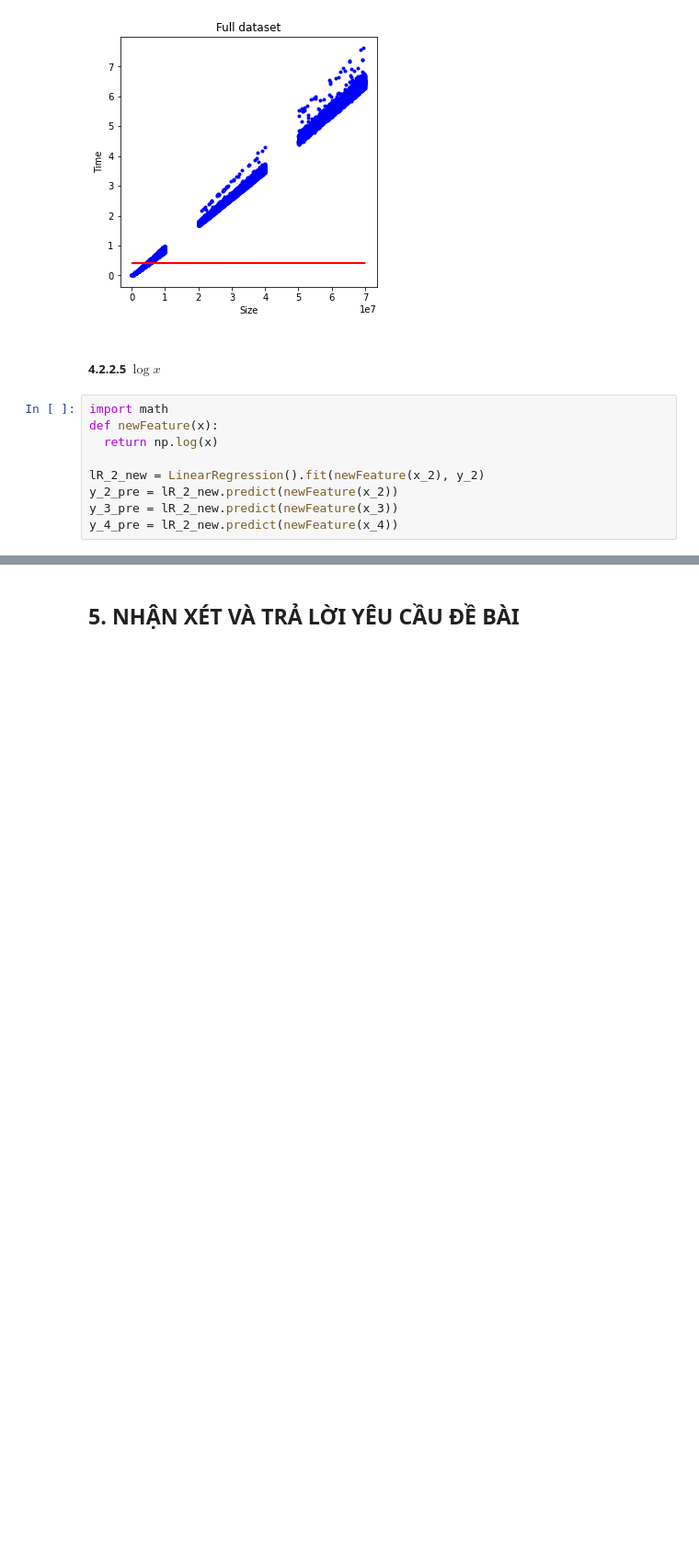
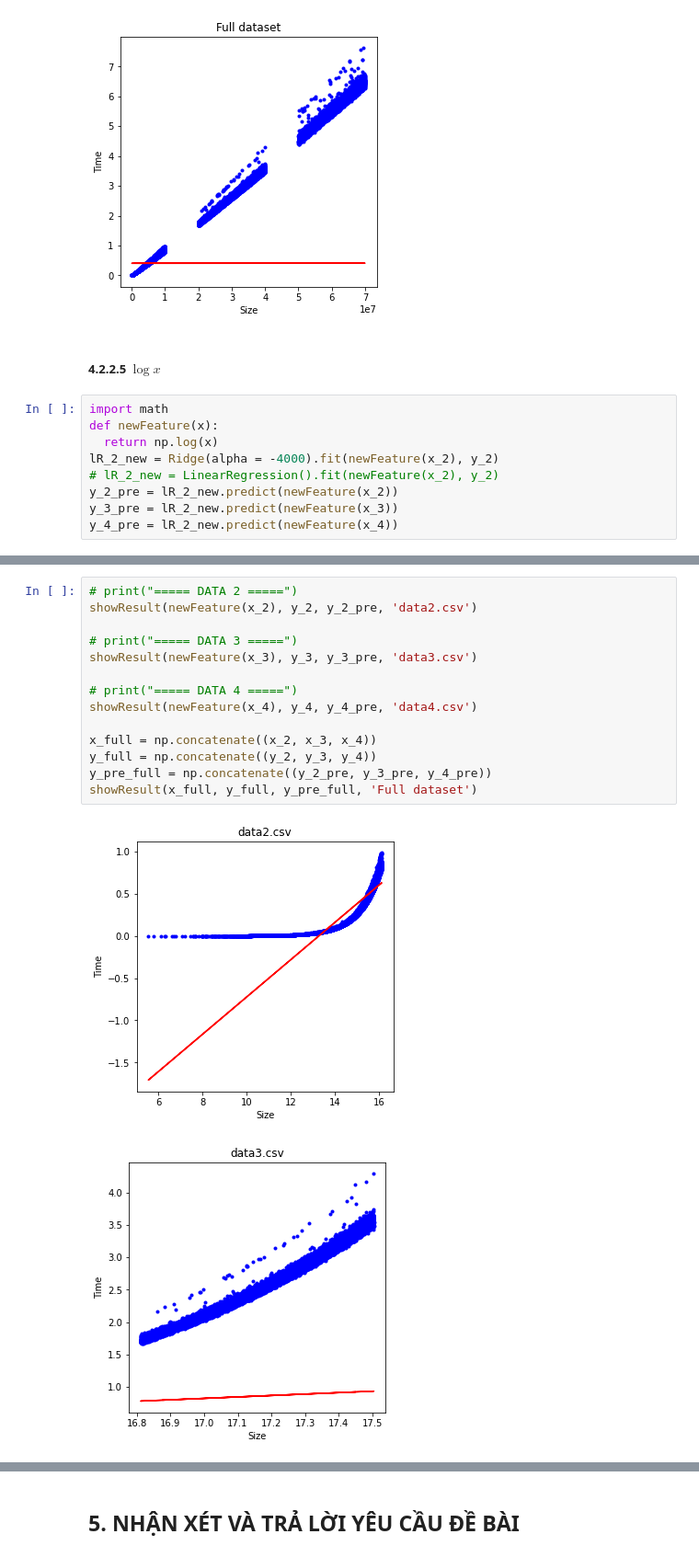
Before and after one commit to caohungphu/CS114.L21, a Jupyter notebook: Colab/Predict_execution_time_with_input_size.ipynb, the cells around one changed output, grey strips where cells are left out. Shown at 92% size. Drawn from its saved outputs; the diff is of its cells as text; blank space fills up the shorter version.

```diff
--- a/Colab/Predict_execution_time_with_input_size.ipynb
+++ b/Colab/Predict_execution_time_with_input_size.ipynb
@@ -359,8 +361,8 @@ showResult(x_full, y_full, y_pre_full, 'Full dataset')
 import math
 def newFeature(x):
   return np.log(x)
-
-lR_2_new = LinearRegression().fit(newFeature(x_2), y_2)
+lR_2_new = Ridge(alpha = -4000).fit(newFeature(x_2), y_2)
+# lR_2_new = LinearRegression().fit(newFeature(x_2), y_2)
 y_2_pre = lR_2_new.predict(newFeature(x_2))
 y_3_pre = lR_2_new.predict(newFeature(x_3))
 y_4_pre = lR_2_new.predict(newFeature(x_4))
@@ -366,0 +392,17 @@ y_4_pre = lR_2_new.predict(newFeature(x_4))
+# %%
+# print("===== DATA 2 =====")
+showResult(newFeature(x_2), y_2, y_2_pre, 'data2.csv')
+
+# print("===== DATA 3 =====")
+showResult(newFeature(x_3), y_3, y_3_pre, 'data3.csv')
+
+# print("===== DATA 4 =====")
+showResult(newFeature(x_4), y_4, y_4_pre, 'data4.csv')
+
+x_full = np.concatenate((x_2, x_3, x_4))
+y_full = np.concatenate((y_2, y_3, y_4))
+y_pre_full = np.concatenate((y_2_pre, y_3_pre, y_4_pre))
+showResult(x_full, y_full, y_pre_full, 'Full dataset')
+# %% [output]
+[figure, added]
+[figure, added]
```
Also changed, not shown: parts of 13 cells of this notebook.
